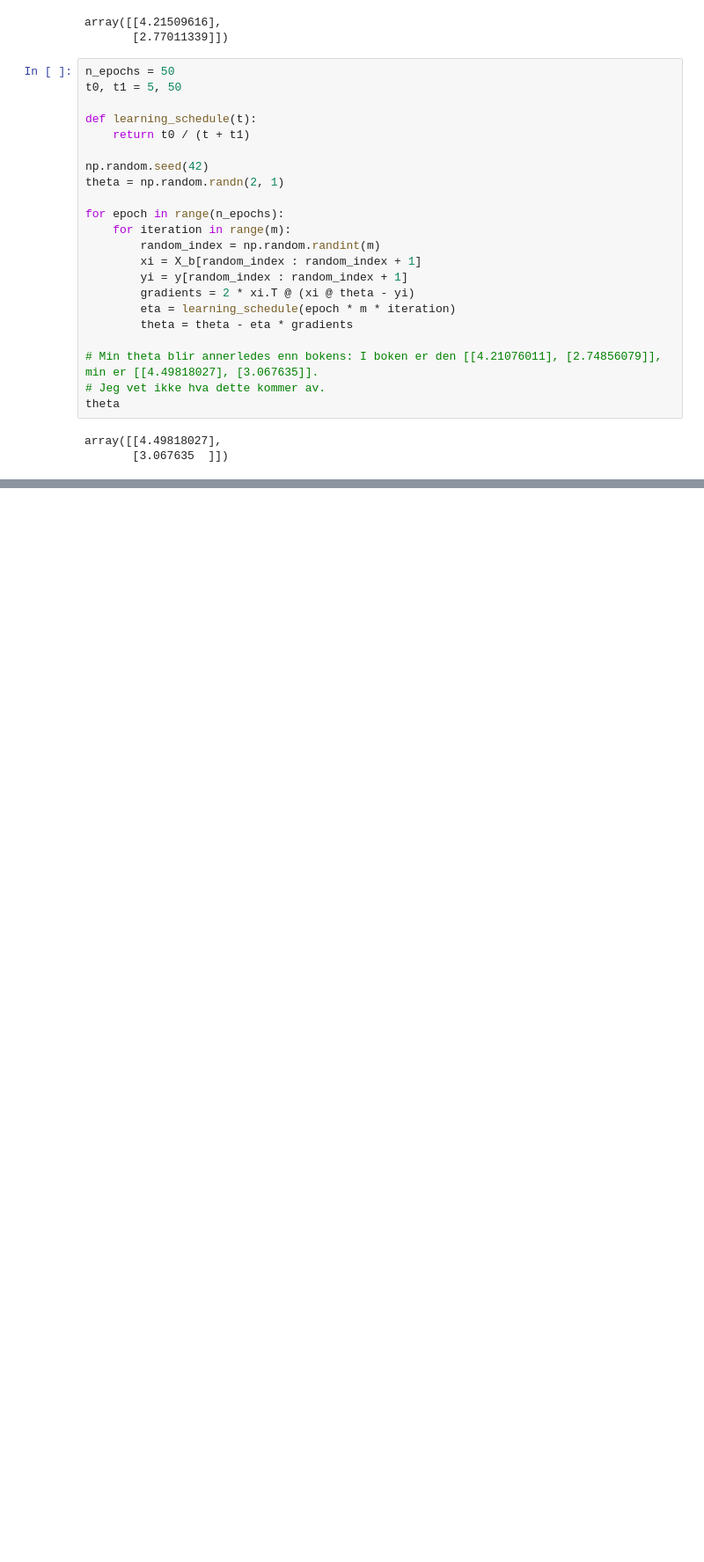
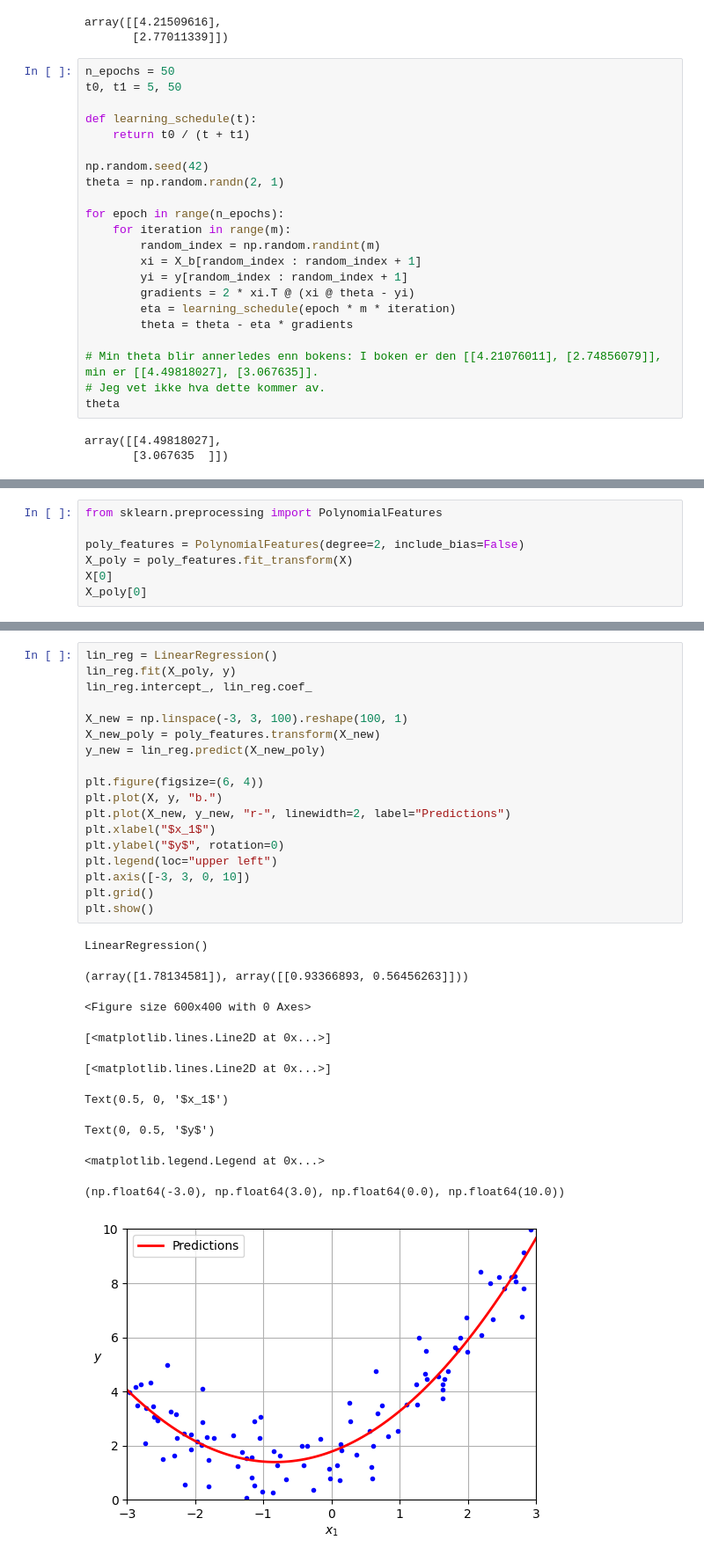
Before and after one commit to JoachimKvamme/hands_on_machine_learning_with_jupyter, a Jupyter notebook: ch4_training_models.ipynb, the cells around one changed output, grey strips where cells are left out. Shown at 88% size. Cells and saved outputs as stored; diff of their text form; blank space fills up the shorter version.

```diff
--- a/ch4_training_models.ipynb
+++ b/ch4_training_models.ipynb
@@ -111,0 +145,7 @@ array([[4.49818027],
+# %%
+from sklearn.preprocessing import PolynomialFeatures
+
+poly_features = PolynomialFeatures(degree=2, include_bias=False)
+X_poly = poly_features.fit_transform(X)
+X[0]
+X_poly[0]
@@ -111,0 +155,29 @@ array([[4.49818027],
+# %%
+lin_reg = LinearRegression()
+lin_reg.fit(X_poly, y)
+lin_reg.intercept_, lin_reg.coef_
+
+X_new = np.linspace(-3, 3, 100).reshape(100, 1)
+X_new_poly = poly_features.transform(X_new)
+y_new = lin_reg.predict(X_new_poly)
+
+plt.figure(figsize=(6, 4))
+plt.plot(X, y, "b.")
+plt.plot(X_new, y_new, "r-", linewidth=2, label="Predictions")
+plt.xlabel("$x_1$")
+plt.ylabel("$y$", rotation=0)
+plt.legend(loc="upper left")
+plt.axis([-3, 3, 0, 10])
+plt.grid()
+plt.show()
+# %% [output]
+LinearRegression()
+(array([1.78134581]), array([[0.93366893, 0.56456263]]))
+<Figure size 600x400 with 0 Axes>
+[<matplotlib.lines.Line2D at 0x...>]
+[<matplotlib.lines.Line2D at 0x...>]
+Text(0.5, 0, '$x_1$')
+Text(0, 0.5, '$y$')
+<matplotlib.legend.Legend at 0x...>
+(np.float64(-3.0), np.float64(3.0), np.float64(0.0), np.float64(10.0))
+[figure, added]
```
Also changed, not shown: parts of 4 cells of this notebook.
